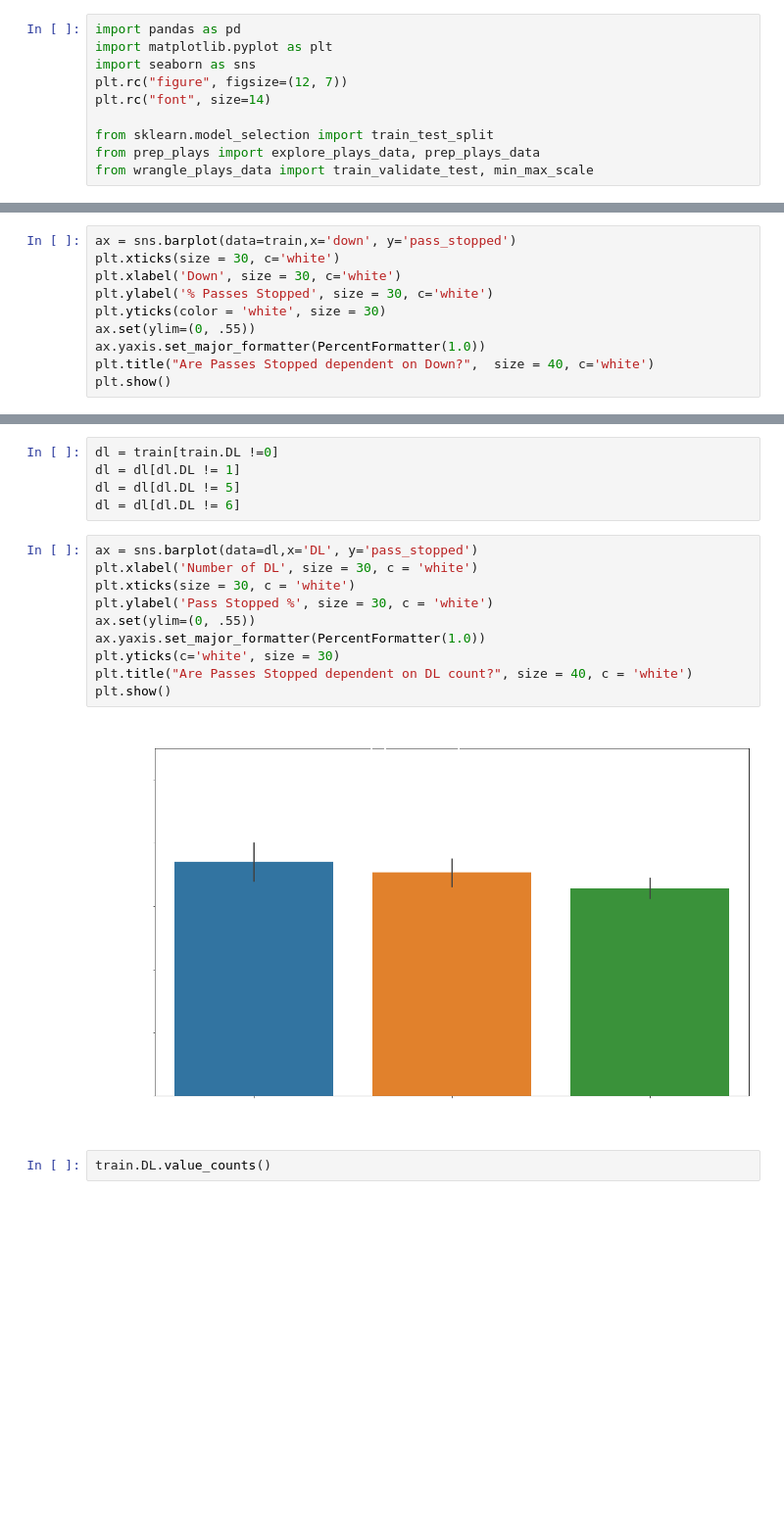
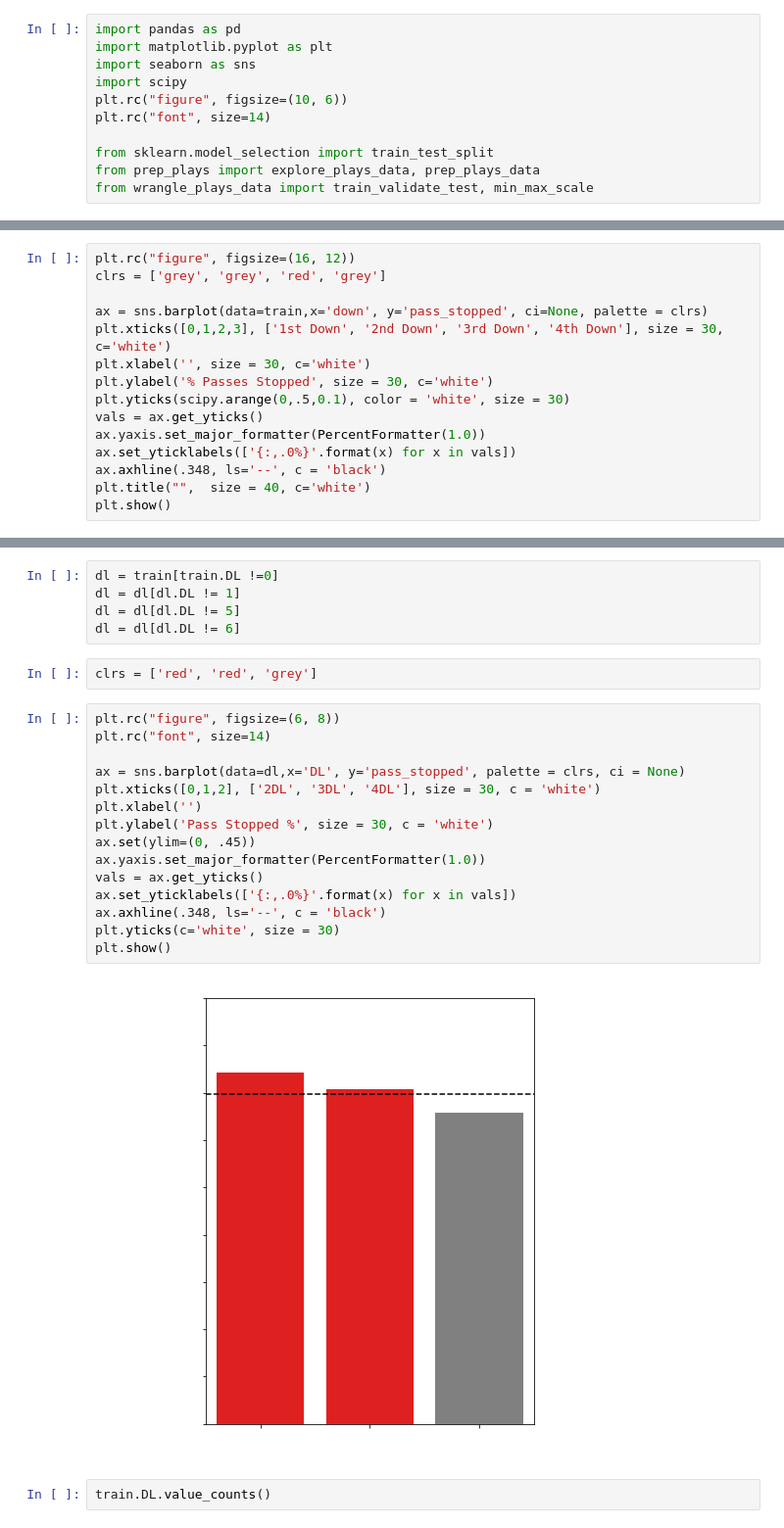
Before and after one commit to Fourth-and-Four/NFL-Big-Data-Bowl-2021, a Jupyter notebook: gn_graphs.ipynb, the cells around one changed output, grey strips where cells are left out. Shown at 98% size. Saved outputs shown, nothing was run; the diff lists cells and outputs as text; blank space fills up the shorter version.

```diff
--- a/gn_graphs.ipynb
+++ b/gn_graphs.ipynb
@@ -2,7 +2,8 @@
 import pandas as pd
 import matplotlib.pyplot as plt
 import seaborn as sns
-plt.rc("figure", figsize=(12, 7))
+import scipy
+plt.rc("figure", figsize=(10, 6))
 plt.rc("font", size=14)
 
 from sklearn.model_selection import train_test_split
@@ -58,11 +61,16 @@ import matplotlib.ticker as mtick
 # %%
-ax = sns.barplot(data=train,x='down', y='pass_stopped')
-plt.xticks(size = 30, c='white')
-plt.xlabel('Down', size = 30, c='white')
+plt.rc("figure", figsize=(16, 12))
+clrs = ['grey', 'grey', 'red', 'grey']
+
+ax = sns.barplot(data=train,x='down', y='pass_stopped', ci=None, palette = clrs)
+plt.xticks([0,1,2,3], ['1st Down', '2nd Down', '3rd Down', '4th Down'], size = 30, c='white')
+plt.xlabel('', size = 30, c='white')
 plt.ylabel('% Passes Stopped', size = 30, c='white')
-plt.yticks(color = 'white', size = 30)
-ax.set(ylim=(0, .55))
+plt.yticks(scipy.arange(0,.5,0.1), color = 'white', size = 30)
+vals = ax.get_yticks()
 ax.yaxis.set_major_formatter(PercentFormatter(1.0))
-plt.title("Are Passes Stopped dependent on Down?",  size = 40, c='white')
+ax.set_yticklabels(['{:,.0%}'.format(x) for x in vals])
+ax.axhline(.348, ls='--', c = 'black')
+plt.title("",  size = 40, c='white')
 plt.show()
 # %% [output]
@@ -195,18 +203,25 @@ dl = train[train.DL !=0]
 dl = dl[dl.DL != 1]
 dl = dl[dl.DL != 5]
 dl = dl[dl.DL != 6]
+# %%
+clrs = ['red', 'red', 'grey']
 # %%
-ax = sns.barplot(data=dl,x='DL', y='pass_stopped')
-plt.xlabel('Number of DL', size = 30, c = 'white')
-plt.xticks(size = 30, c = 'white')
+plt.rc("figure", figsize=(6, 8))
+plt.rc("font", size=14)
+
+ax = sns.barplot(data=dl,x='DL', y='pass_stopped', palette = clrs, ci = None)
+plt.xticks([0,1,2], ['2DL', '3DL', '4DL'], size = 30, c = 'white')
+plt.xlabel('')
 plt.ylabel('Pass Stopped %', size = 30, c = 'white')
-ax.set(ylim=(0, .55))
+ax.set(ylim=(0, .45))
 ax.yaxis.set_major_formatter(PercentFormatter(1.0))
+vals = ax.get_yticks()
+ax.set_yticklabels(['{:,.0%}'.format(x) for x in vals])
+ax.axhline(.348, ls='--', c = 'black')
 plt.yticks(c='white', size = 30)
-plt.title("Are Passes Stopped dependent on DL count?", size = 40, c = 'white')
 plt.show()
 # %% [output]
-[figure, old version]
+[figure, new version]
 # %%
 train.DL.value_counts()
 # %% [output]
```
Also changed, not shown: parts of 12 cells of this notebook.
